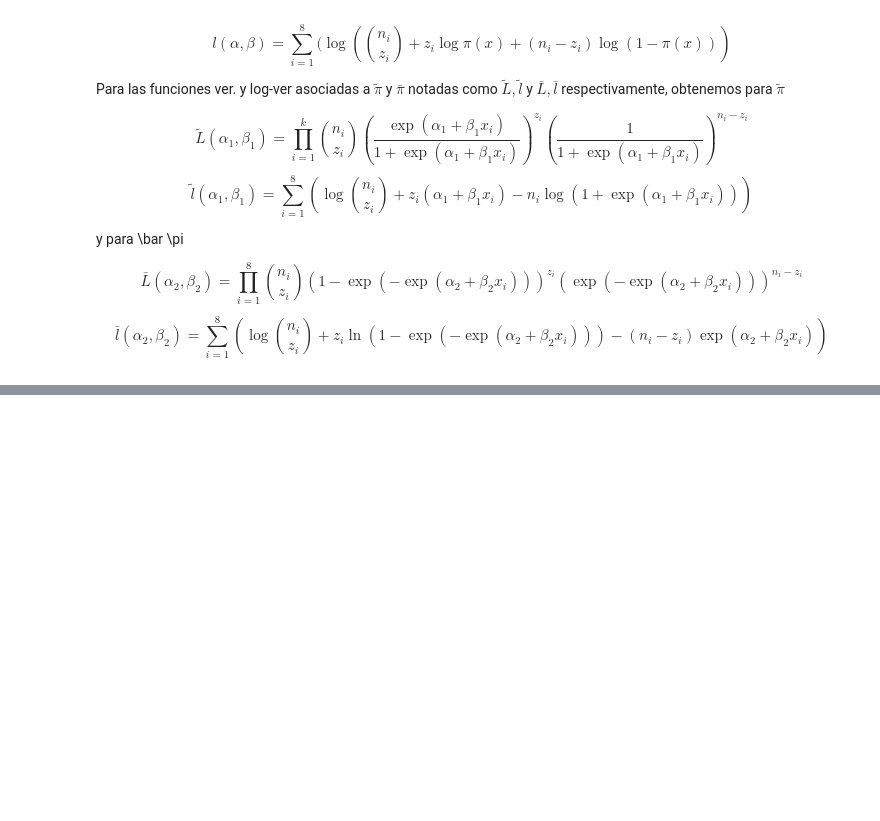
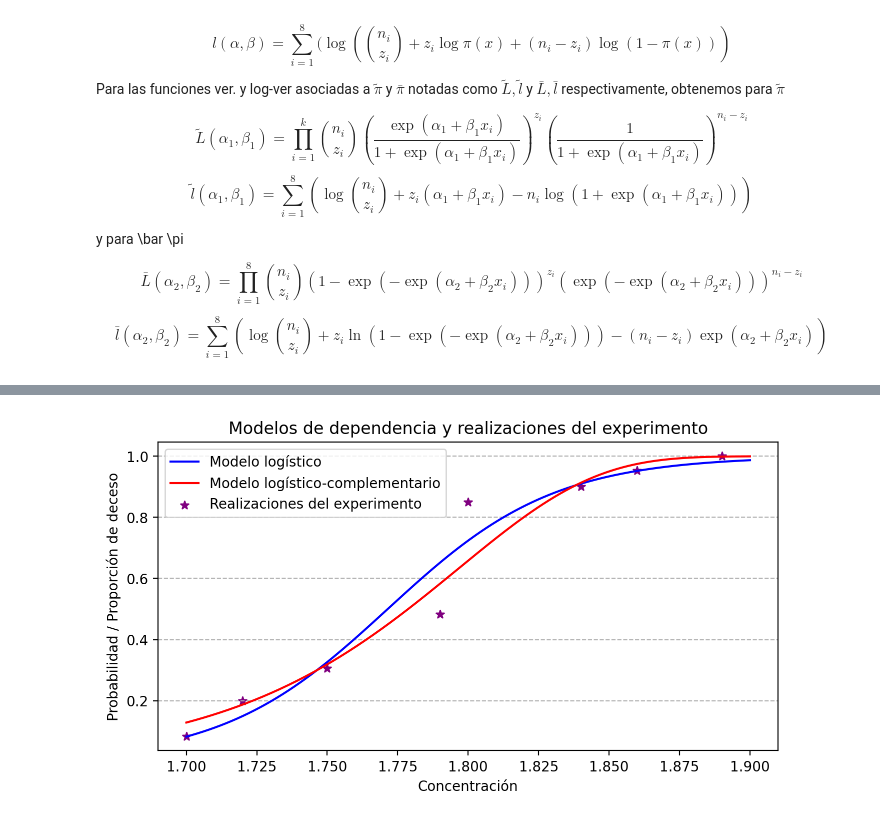
Before and after one commit to benjitabravocarvajal-spec/Tarea-1-estadistica, a Jupyter notebook: notebooks/tarea_1_parte_3.ipynb, the cells around one changed output, grey strips where cells are left out. Drawn from its saved outputs; the diff is of its cells as text; code cells hidden in the pictures; blank space fills up the shorter version.

```diff
--- a/notebooks/tarea_1_parte_3.ipynb
+++ b/notebooks/tarea_1_parte_3.ipynb
@@ -124,0 +142,20 @@ plt.show()
+# %%
+##Optimización funcion log-verosimilitud
+
+def funcion_objetivo1(vars):
+    x_0, y_0 = vars
+    return -l_vtilde(x_0,y_0)
+
+def funcion_objetivo2(vars):
+    x_0, y_0 = vars
+    return -l_vbar(x_0,y_0)
+
+resultado1 = minimize(funcion_objetivo1, [0,0])
+resultado2 = minimize(funcion_objetivo2, [0,0])
+
+print(resultado1)
+print(resultado1.x)
+
+print()
+print(resultado2)
+print(resultado2.x)
@@ -124,0 +194,19 @@ plt.show()
+# %%
+##Comparaciones de las densidades junto a los datos empíricos
+
+x = np.linspace(1.7, 1.9, 200)
+fig, ax = plt.subplots(figsize=(8, 4))
+
+ax.plot(x,logist(x, resultado1.x[0], resultado1.x[1]),color="blue",label="Modelo logístico",)
+ax.plot(x,log_com(x, resultado2.x[0], resultado2.x[1]),color="red",label="Modelo logístico-complementario",)
+ax.scatter(concentracion,Z/N,color="purple", marker = "*",label="Realizaciones del experimento")
+
+ax.set_title("Modelos de dependencia y realizaciones del experimento")
+ax.set_xlabel("Concentración")
+ax.set_ylabel("Probabilidad / Proporción de deceso")
+ax.grid(axis="y", linestyle="--")
+ax.legend()
+
+plt.show()
+# %% [output]
+[figure, added]
```
Also changed, not shown: parts of 8 cells of this notebook, 1 other file.
